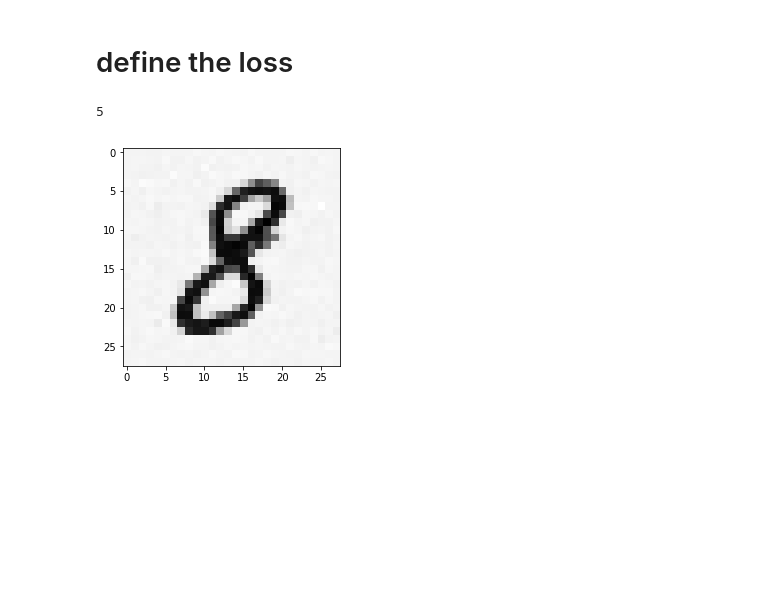
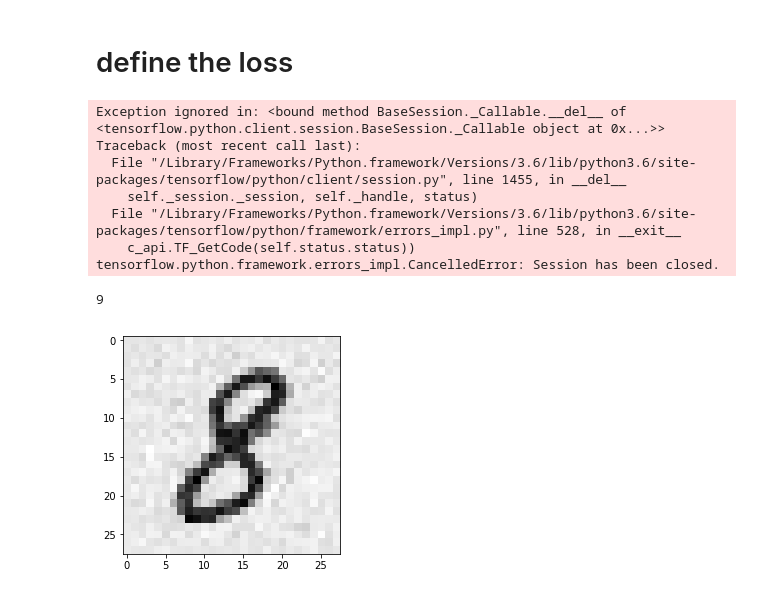
Before and after one commit to zetongqi/attacking_neural_networks, a Jupyter notebook: CW_attack.ipynb, the cells around one changed output. Saved outputs shown, nothing was run; the diff lists cells and outputs as text; code cells hidden in the pictures; blank space fills up the shorter version.

```diff
--- a/CW_attack.ipynb
+++ b/CW_attack.ipynb
@@ -44,25 +46,32 @@ _________________________________________________________________
 # %% [markdown]
 # define the loss
 # %%
-x_new = tf.Variable(np.random.rand(1,28,28,1), dtype=tf.float32)
+x_new = tf.Variable(np.zeros([1,28,28,1]), dtype=tf.float32)
 logits = model(x_new)
-target = 7
+target = 9
 k = 0
-c = 10
+c = 1000
 x = load_image('/Users/zetong/mnist_png/testing/8/110.png')
 nontarget_logits = newlogits = tf.concat([logits[0][0:target], logits[0][target:-1]], 0)
 loss = tf.norm(x_new-x)**2 + c*tf.math.maximum(tf.math.reduce_max(nontarget_logits) - logits[0][target], -k)
-train = tf.train.AdamOptimizer(1).minimize(loss, var_list=[x_new])
+train = tf.train.AdamOptimizer(0.1).minimize(loss, var_list=[x_new])
 with tf.Session() as sess:
     sess.run(tf.global_variables_initializer())
     for i in range(1000):
         #print(sess.run(loss))
         sess.run(train)
         new_img = sess.run(x_new)
         #print(np.argmax(model.predict(new_img)))
     plt.imshow(new_img.reshape((28,28)), cmap='Greys')
     print(np.argmax(model.predict(new_img)))
 # %% [output]
-5
+Exception ignored in: <bound method BaseSession._Callable.__del__ of <tensorflow.python.client.session.BaseSession._Callable object at 0x...>>
+Traceback (most recent call last):
+  File "/Library/Frameworks/Python.framework/Versions/3.6/lib/python3.6/site-packages/tensorflow/python/client/session.py", line 1455, in __del__
+    self._session._session, self._handle, status)
+  File "/Library/Frameworks/Python.framework/Versions/3.6/lib/python3.6/site-packages/tensorflow/python/framework/errors_impl.py", line 528, in __exit__
+    c_api.TF_GetCode(self.status.status))
+tensorflow.python.framework.errors_impl.CancelledError: Session has been closed.
+9
-[figure, old version]
+[figure, new version]
 # %%
```
Also changed, not shown: parts of 9 cells of this notebook.
